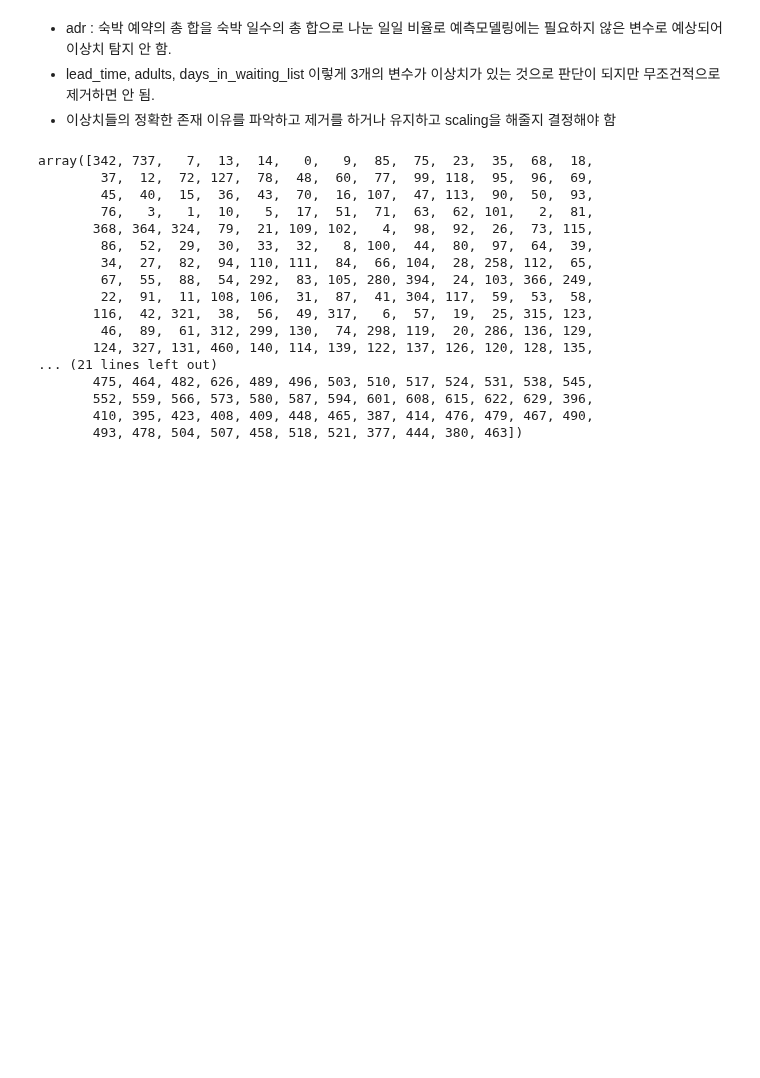
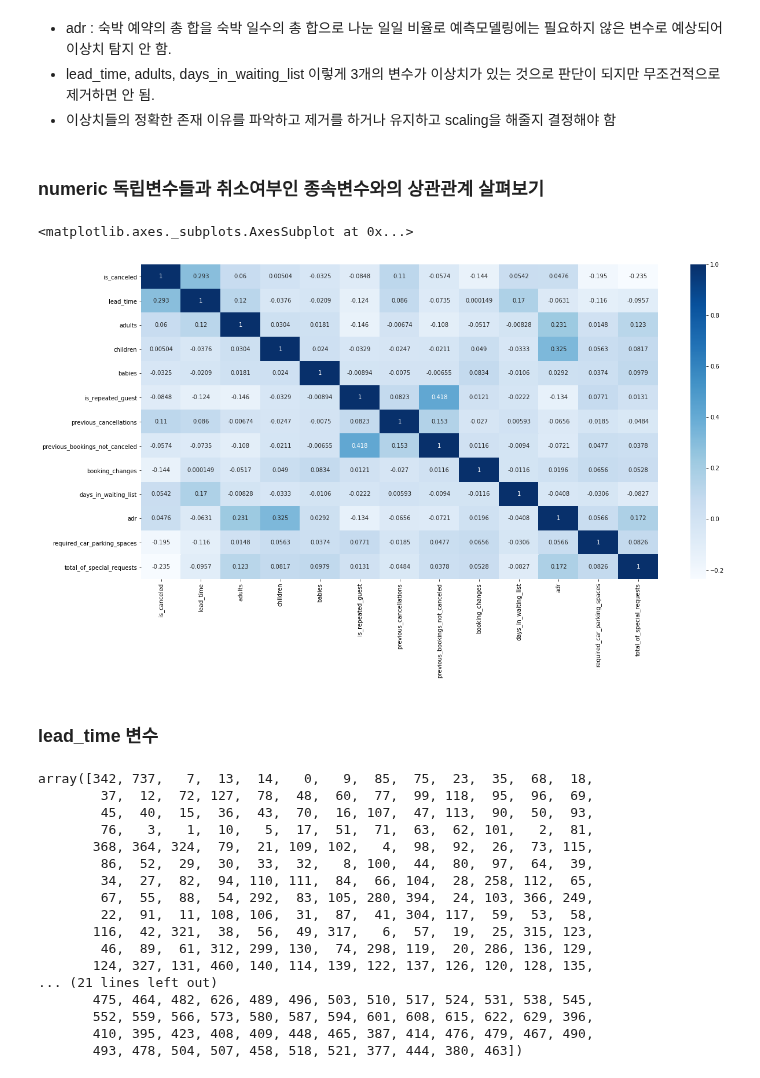
Before and after one commit to young-hun-jo/DataAnalysis, a Jupyter notebook: hotel_booking/prediction_modeling.ipynb, the cells around one changed output. Cells and saved outputs as stored; diff of their text form; code cells hidden in the pictures; blank space fills up the shorter version.

```diff
--- a/hotel_booking/prediction_modeling.ipynb
+++ b/hotel_booking/prediction_modeling.ipynb
@@ -107,6 +108,21 @@ hotel[numeric_cols].describe()
 - adr : 숙박 예약의 총 합을 숙박 일수의 총 합으로 나눈 일일 비율로 예측모델링에는 필요하지 않은 변수로 예상되어 이상치 탐지 안 함.
 -  lead_time, adults, days_in_waiting_list 이렇게 3개의 변수가 이상치가 있는 것으로 판단이 되지만 무조건적으로 제거하면 안 됨.
 -  이상치들의 정확한 존재 이유를 파악하고 제거를 하거나 유지하고 scaling을 해줄지 결정해야 함
+# %% [markdown]
+### numeric 독립변수들과 취소여부인 종속변수와의 상관관계 살펴보기
+# %%
+import matplotlib.pyplot as plt
+import seaborn as sns
+
+numeric_df = hotel[numeric_cols]
+corr = numeric_df.corr()
+plt.figure(figsize=(20,10))
+sns.heatmap(corr, cmap='Blues', annot=True, fmt='.3g')
+# %% [output]
+<matplotlib.axes._subplots.AxesSubplot at 0x...>
+[figure, added]
+# %% [markdown]
+### lead_time 변수
 # %%
 # lead_time 이상치 파악
 # lead_time 값의 종류들 살펴보기 -> 의외로 몇백일 단위의 값들이 많다.. 이상치 제거할 필요보단 정규화시켜주어야 할 듯 싶다.
```
Also changed, not shown: parts of 66 cells of this notebook, 1 other file.
